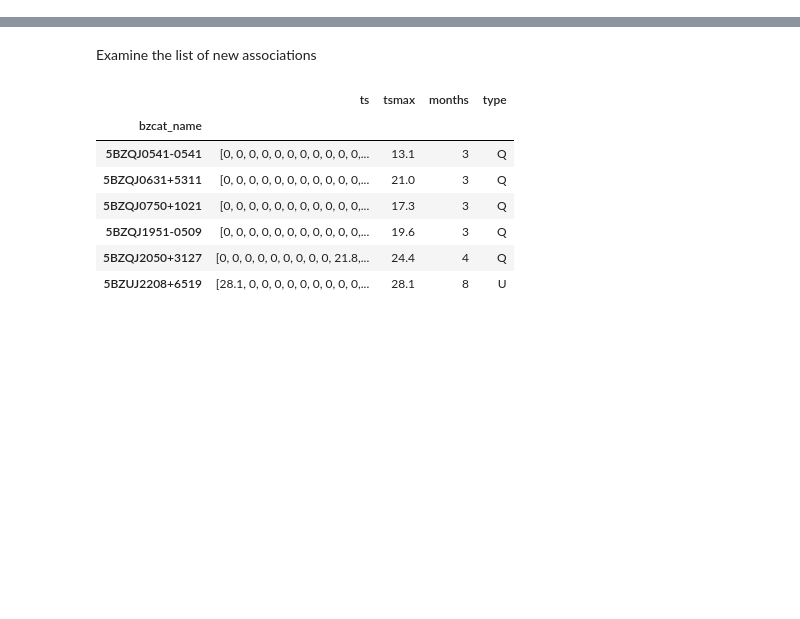
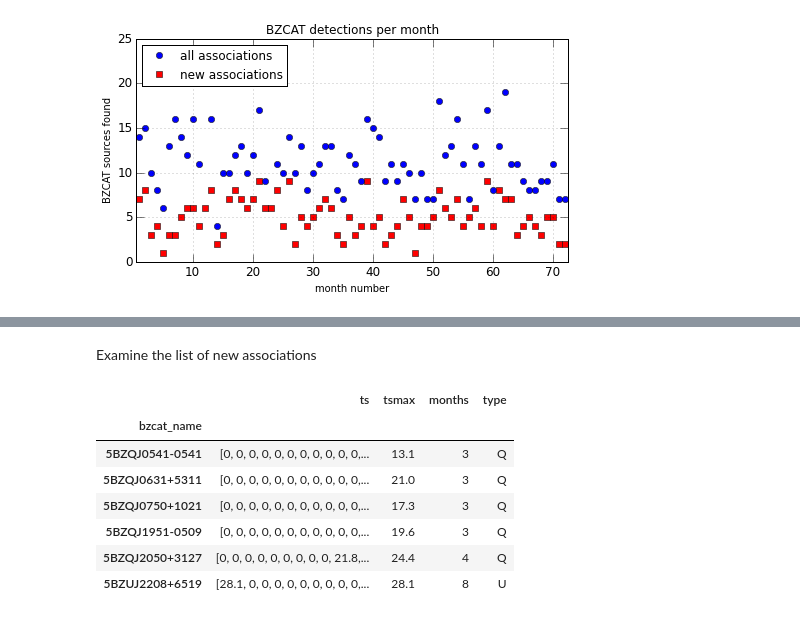
Before and after one commit to tburnett/Fermi-LAT, a Jupyter notebook: transients/BZCAT study.ipynb, the cells around one changed output, grey strips where cells are left out. Saved outputs shown, nothing was run; the diff lists cells and outputs as text; code cells hidden in the pictures; blank space fills up the shorter version.

```diff
--- a/transients/BZCAT study.ipynb
+++ b/transients/BZCAT study.ipynb
@@ -86,0 +54,4 @@ Name: 5BZBJ0013+1910, dtype: object
+# %%
+si.monthly_detections_plot();
+# %% [output]
+[figure, added]
```
Also changed, not shown: parts of 32 cells of this notebook, 8 other files.
